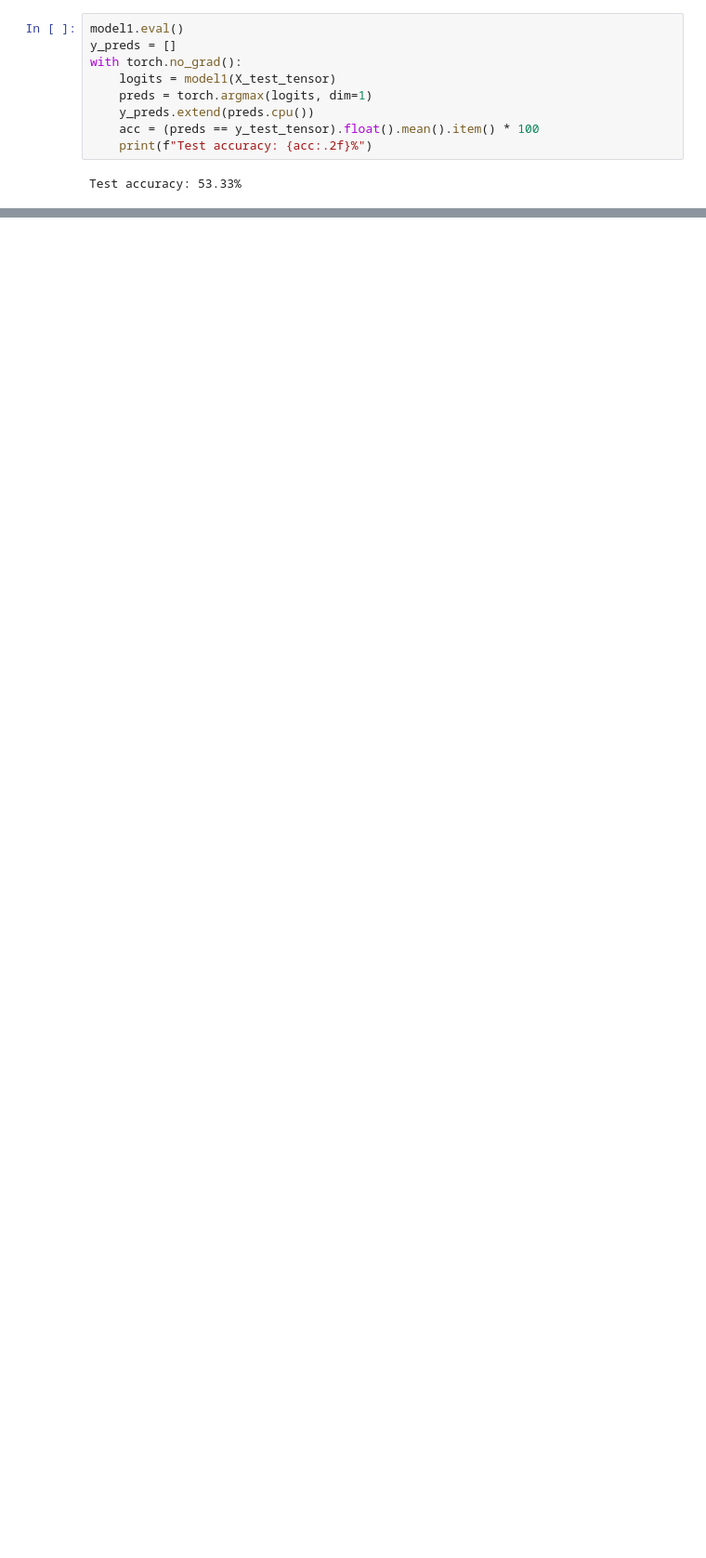
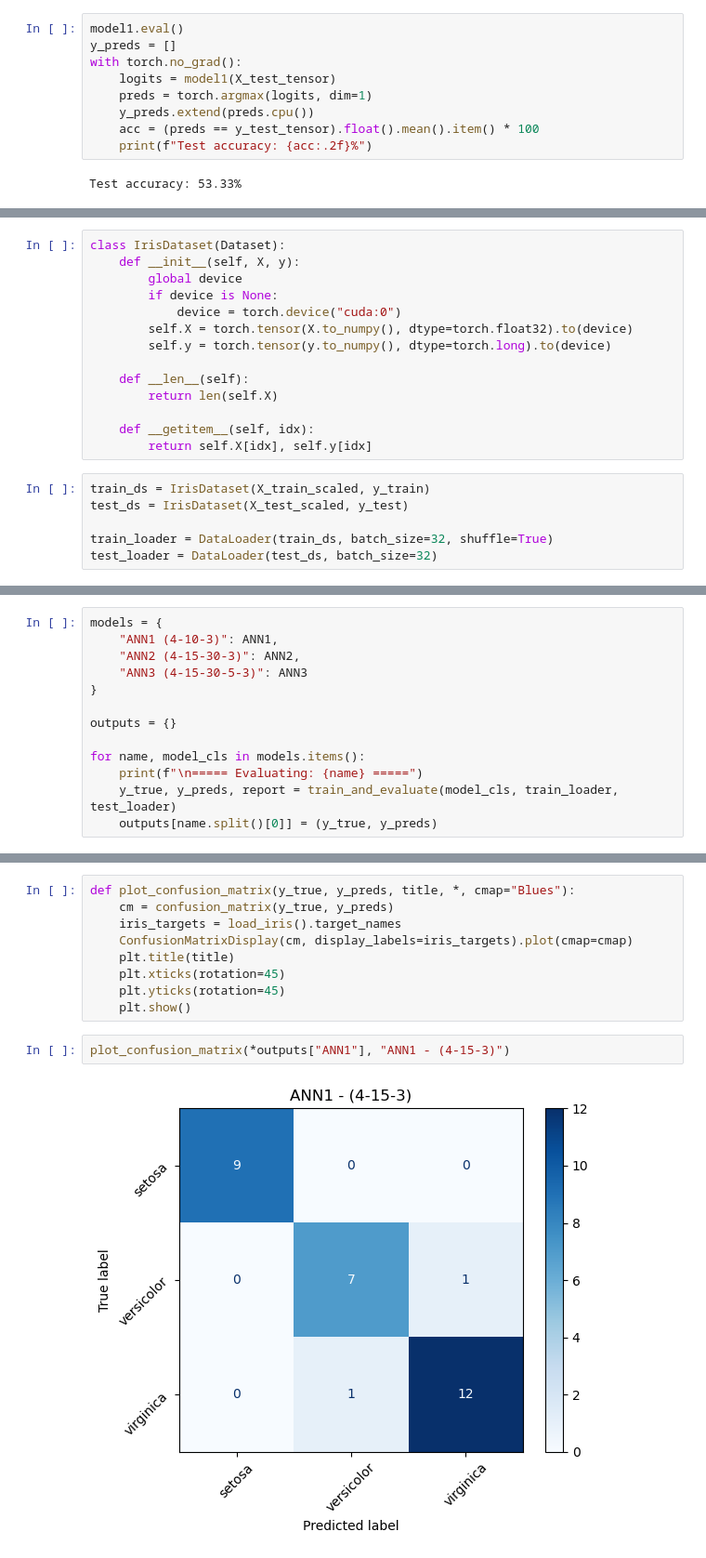
Before and after one commit to Param302/ML-Practice, a Jupyter notebook: Iris_ANN.ipynb, the cells around one changed output, grey strips where cells are left out. Shown at 93% size. Saved outputs shown, nothing was run; the diff lists cells and outputs as text; blank space fills up the shorter version.

Commit message:
feat: Iris ANN - Torch Classes Workflow

```diff
--- a/Iris_ANN.ipynb
+++ b/Iris_ANN.ipynb
@@ -278,0 +289,20 @@ weighted avg       0.37      0.53      0.41        30
+# %%
+class IrisDataset(Dataset):
+    def __init__(self, X, y):
+        global device
+        if device is None:
+            device = torch.device("cuda:0")
+        self.X = torch.tensor(X.to_numpy(), dtype=torch.float32).to(device)
+        self.y = torch.tensor(y.to_numpy(), dtype=torch.long).to(device)
+
+    def __len__(self):
+        return len(self.X)
+
+    def __getitem__(self, idx):
+        return self.X[idx], self.y[idx]
+# %%
+train_ds = IrisDataset(X_train_scaled, y_train)
+test_ds = IrisDataset(X_test_scaled, y_test)
+
+train_loader = DataLoader(train_ds, batch_size=32, shuffle=True)
+test_loader = DataLoader(test_ds, batch_size=32)
@@ -278,0 +401,13 @@ weighted avg       0.37      0.53      0.41        30
+# %%
+models = {
+    "ANN1 (4-10-3)": ANN1,
+    "ANN2 (4-15-30-3)": ANN2,
+    "ANN3 (4-15-30-5-3)": ANN3
+}
+
+outputs = {}
+
+for name, model_cls in models.items():
+    print(f"\n===== Evaluating: {name} =====")
+    y_true, y_preds, report = train_and_evaluate(model_cls, train_loader, test_loader)
+    outputs[name.split()[0]] = (y_true, y_preds)
@@ -278,0 +432,13 @@ weighted avg       0.37      0.53      0.41        30
+# %%
+def plot_confusion_matrix(y_true, y_preds, title, *, cmap="Blues"):
+    cm = confusion_matrix(y_true, y_preds)
+    iris_targets = load_iris().target_names
+    ConfusionMatrixDisplay(cm, display_labels=iris_targets).plot(cmap=cmap)
+    plt.title(title)
+    plt.xticks(rotation=45)
+    plt.yticks(rotation=45)
+    plt.show()
+# %%
+plot_confusion_matrix(*outputs["ANN1"], "ANN1 - (4-15-3)")
+# %% [output]
+[figure, added]
```
Also changed, not shown: parts of 14 cells of this notebook.
